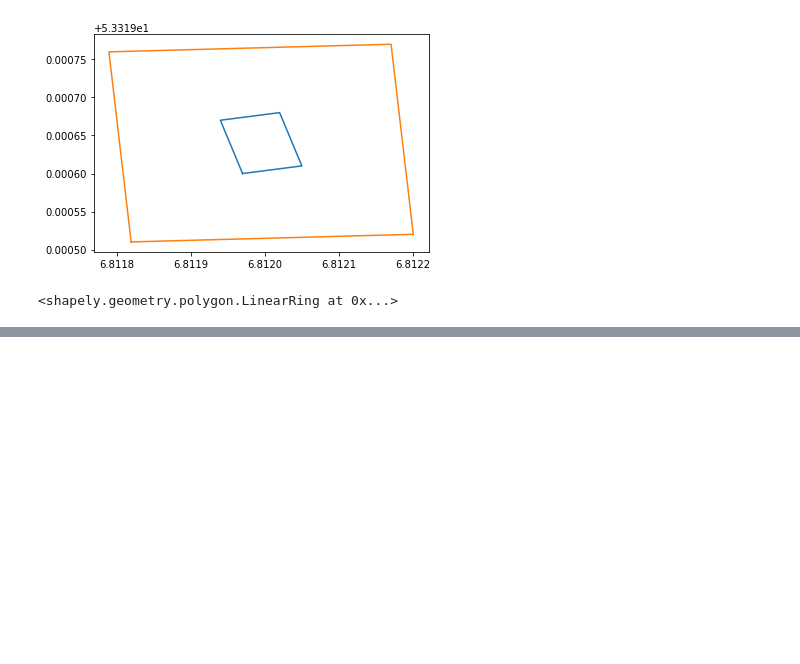
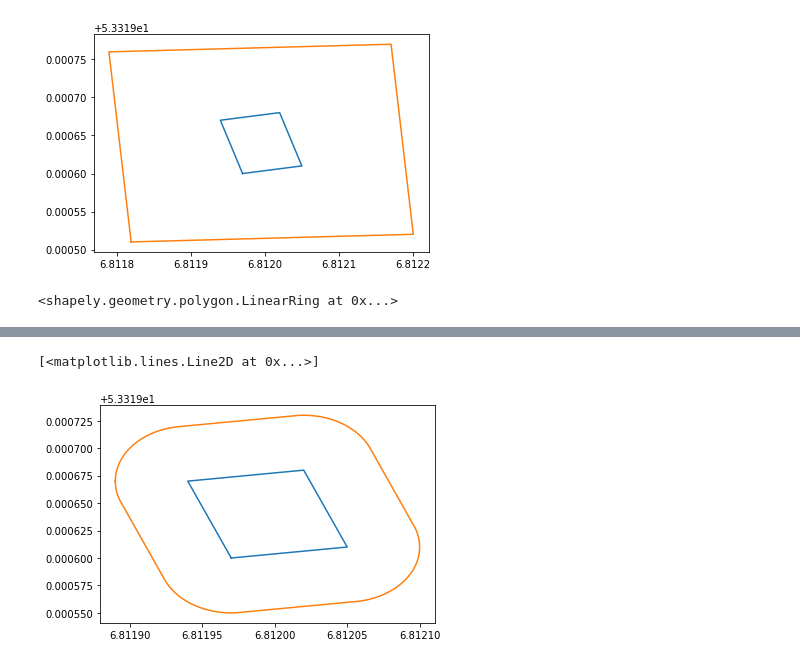
Before and after one commit to TomvandeLooij/dsp-project, a Jupyter notebook: notebooks/test_notebook_for_stuff.ipynb, the cells around one changed output, grey strips where cells are left out. Drawn from its saved outputs; the diff is of its cells as text; code cells hidden in the pictures; blank space fills up the shorter version.

```diff
--- a/notebooks/test_notebook_for_stuff.ipynb
+++ b/notebooks/test_notebook_for_stuff.ipynb
@@ -84,0 +124,23 @@ pco.Execute(-7.0)
+# %%
+coordinates = [[53.31960, 6.81197], [53.31961, 6.81205], [53.31968, 6.81202], [53.31967, 6.81194], [53.31960, 6.81197]]
+
+clipper_offset     = pyclipper.PyclipperOffset()
+coordinates_scaled = pyclipper.scale_to_clipper(coordinates)
+
+clipper_offset.AddPath(coordinates_scaled, pyclipper.JT_ROUND, pyclipper.ET_CLOSEDPOLYGON)
+
+new_coordinates = clipper_offset.Execute(pyclipper.scale_to_clipper(.00005))
+
+scaled_coordinates = pyclipper.scale_from_clipper(new_coordinates)
+
+polygon        = geometry.Polygon(coordinates)
+scaled_polygon = geometry.Polygon(scaled_coordinates[0])
+
+x,y = polygon.exterior.xy
+l,k = scaled_polygon.exterior.xy
+
+plt.plot(y,x)
+plt.plot(k,l)
+# %% [output]
+[<matplotlib.lines.Line2D at 0x...>]
+[figure, added]
```
Also changed, not shown: parts of 2 cells of this notebook, 2 other files.
